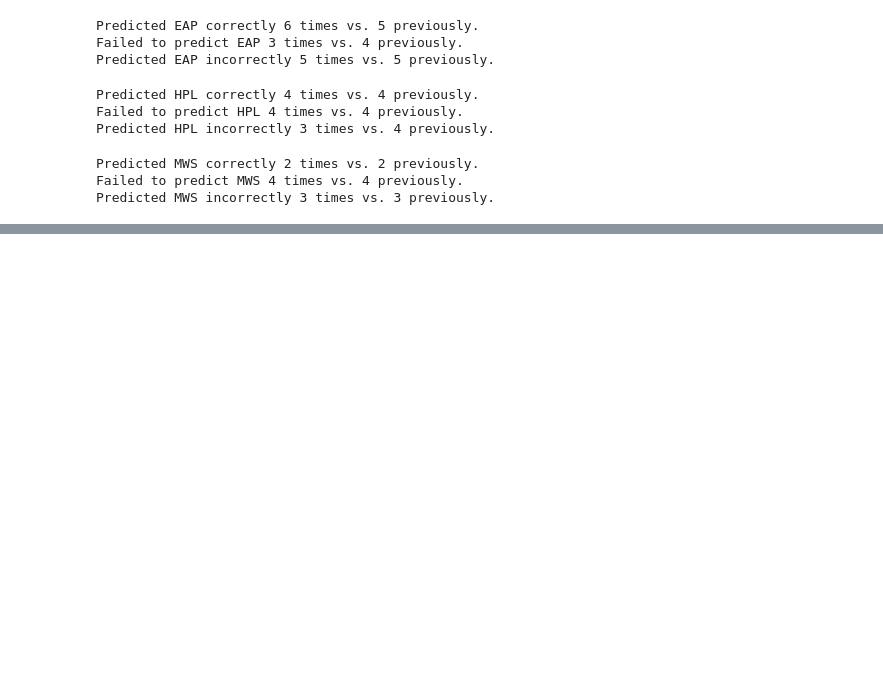
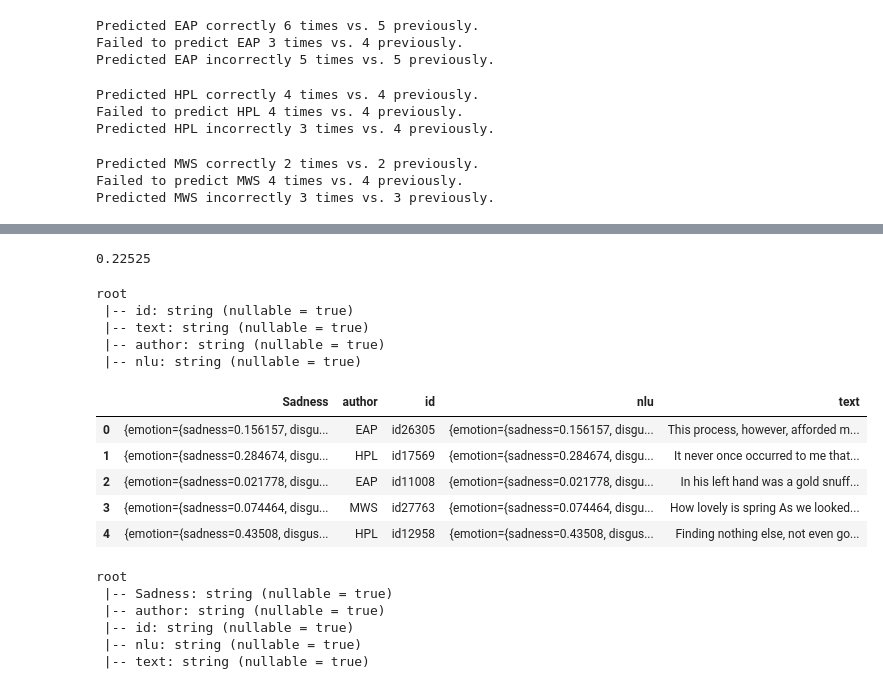
Before and after one commit to hackerguy/SpookyAuthorIdentification, a Jupyter notebook: SpookyAuthorIdentificationNLU.ipynb, the cells around one changed output, grey strips where cells are left out. Cells and saved outputs as stored; diff of their text form; code cells hidden in the pictures; blank space fills up the shorter version.

```diff
--- a/SpookyAuthorIdentificationNLU.ipynb
+++ b/SpookyAuthorIdentificationNLU.ipynb
@@ -505,0 +508,16 @@ Predicted MWS incorrectly 3 times vs. 3 previously.
+# %%
+from pyspark.sql.types import FloatType
+from pyspark.sql.functions import udf
+udf = (udf(lambda text: NaturalLanguageUnderstandingV1(
+    username=NLU_USERNAME, password=NLU_PASSWORD, version="2017-02-27")
+    .analyze(text=text, features=features)['emotion']['document']))
+# %%
+from pyspark.sql.types import FloatType
+from pyspark.sql.functions import udf
+udf = (udf(lambda text: json.dumps(NaturalLanguageUnderstandingV1(
+    username=NLU_USERNAME, password=NLU_PASSWORD, version="2017-02-27")
+    .analyze(text=text, features=features)['emotion']['document'])))
+# %%
+data3 = data3.withColumn('nlu', udf(data2['text']))
+data3.cache()
+data3.toPandas().head()
@@ -505,0 +531,38 @@ Predicted MWS incorrectly 3 times vs. 3 previously.
+# %%
+json.loads(data3.select("nlu").take(1)[0][0])["emotion"]["anger"]
+# %% [output]
+0.22525
+# %%
+data3.printSchema()
+# %% [output]
+root
+ |-- id: string (nullable = true)
+ |-- text: string (nullable = true)
+ |-- author: string (nullable = true)
+ |-- nlu: string (nullable = true)
+# %%
+from pyspark.sql import Row
+data4 = (data3.rdd.map(lambda x: Row(**dict(x.asDict(), Sadness=float(x.nlu[9:16]))))
+             .map(lambda x: Row(**dict(x.asDict(), Disgust=float(x.nlu[27:33]))))
+             .map(lambda x: Row(**dict(x.asDict(), Joy=float(x.nlu[41:45]))))
+             .map(lambda x: Row(**dict(x.asDict(), Anger=float(x.nlu[57:61]))))
+             .map(lambda x: Row(**dict(x.asDict(), Fear=float(x.nlu[72:76]))))
+             .toDF())
+# %%
+data4.toPandas().head()
+# %% [output]
+|  | Sadness | author | id | nlu | text |
+| 0 | {emotion={sadness=0.156157, disgu... | EAP | id26305 | {emotion={sadness=0.156157, disgu... | This process, however, afforded m... |
+| 1 | {emotion={sadness=0.284674, disgu... | HPL | id17569 | {emotion={sadness=0.284674, disgu... | It never once occurred to me that... |
+| 2 | {emotion={sadness=0.021778, disgu... | EAP | id11008 | {emotion={sadness=0.021778, disgu... | In his left hand was a gold snuff... |
+| 3 | {emotion={sadness=0.074464, disgu... | MWS | id27763 | {emotion={sadness=0.074464, disgu... | How lovely is spring As we looked... |
+| 4 | {emotion={sadness=0.43508, disgus... | HPL | id12958 | {emotion={sadness=0.43508, disgus... | Finding nothing else, not even go... |
+# %%
+data4.printSchema()
+# %% [output]
+root
+ |-- Sadness: string (nullable = true)
+ |-- author: string (nullable = true)
+ |-- id: string (nullable = true)
+ |-- nlu: string (nullable = true)
+ |-- text: string (nullable = true)
```
Also changed, not shown: parts of 9 cells of this notebook.
